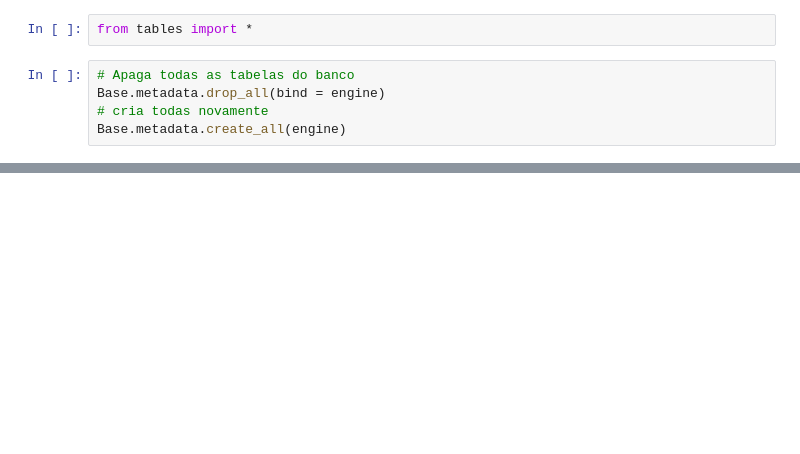
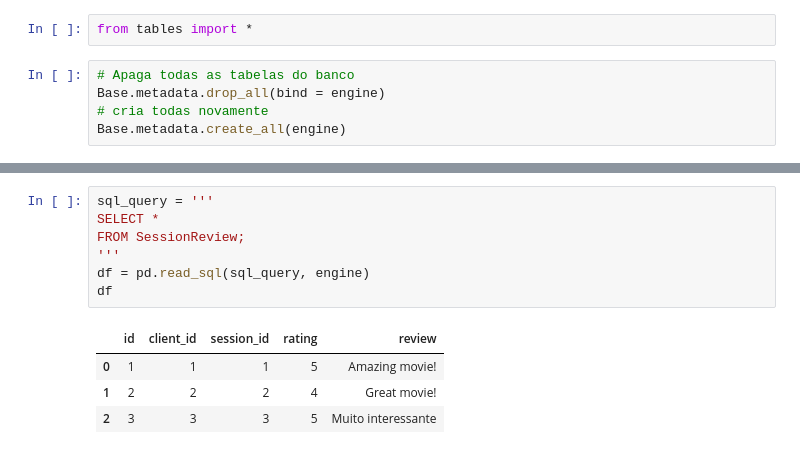
Before and after one commit to Je-Leo-AS/TE901, a Jupyter notebook: notebook.ipynb, the cells around one changed output, grey strips where cells are left out. Drawn from its saved outputs; the diff is of its cells as text; blank space fills up the shorter version.

```diff
--- a/notebook.ipynb
+++ b/notebook.ipynb
@@ -140,0 +648,12 @@ df.head()
+# %%
+sql_query = '''
+SELECT *
+FROM SessionReview;
+'''
+df = pd.read_sql(sql_query, engine)
+df
+# %% [output]
+|  | id | client_id | session_id | rating | review |
+| 0 | 1 | 1 | 1 | 5 | Amazing movie! |
+| 1 | 2 | 2 | 2 | 4 | Great movie! |
+| 2 | 3 | 3 | 3 | 5 | Muito interessante |
```
Also changed, not shown: parts of 22 cells of this notebook, 4 other files.
